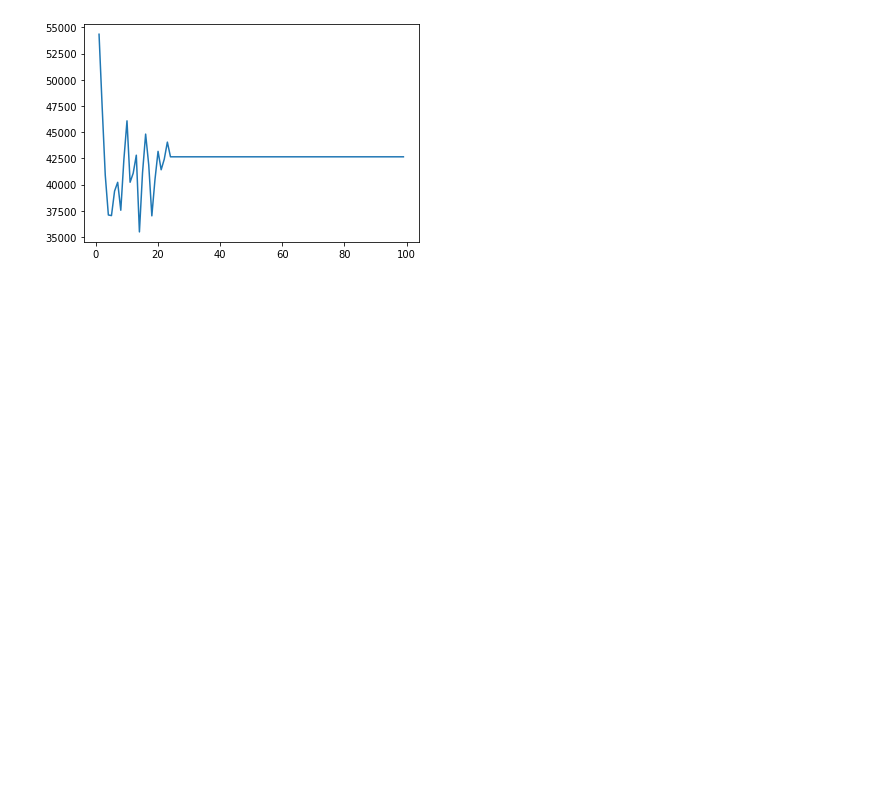
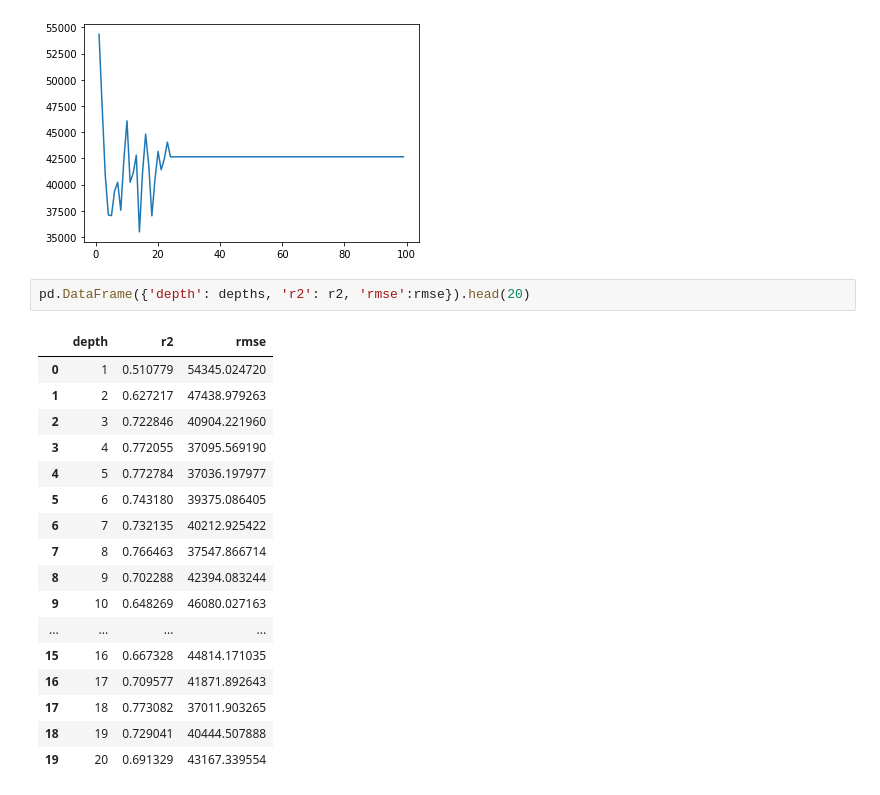
Before and after one commit to cleysonl/ML_Bootcamp_CLL, a Jupyter notebook: Supervised_ML_Regression.ipynb, the cells around one changed output. Drawn from its saved outputs; the diff is of its cells as text; blank space fills up the shorter version.

```diff
--- a/Supervised_ML_Regression.ipynb
+++ b/Supervised_ML_Regression.ipynb
@@ -379,3 +379,23 @@ sns.lineplot(x=depths, y= rmse)
 # %% [output]
 <matplotlib.axes._subplots.AxesSubplot at 0x...>
 [figure]
+# %%
+pd.DataFrame({'depth': depths, 'r2': r2, 'rmse':rmse}).head(20)
+# %% [output]
+|  | depth | r2 | rmse |
+| 0 | 1 | 0.510779 | 54345.024720 |
+| 1 | 2 | 0.627217 | 47438.979263 |
+| 2 | 3 | 0.722846 | 40904.221960 |
+| 3 | 4 | 0.772055 | 37095.569190 |
+| 4 | 5 | 0.772784 | 37036.197977 |
+| 5 | 6 | 0.743180 | 39375.086405 |
+| 6 | 7 | 0.732135 | 40212.925422 |
+| 7 | 8 | 0.766463 | 37547.866714 |
+| 8 | 9 | 0.702288 | 42394.083244 |
+| 9 | 10 | 0.648269 | 46080.027163 |
+| ... | ... | ... | ... |
+| 15 | 16 | 0.667328 | 44814.171035 |
+| 16 | 17 | 0.709577 | 41871.892643 |
+| 17 | 18 | 0.773082 | 37011.903265 |
+| 18 | 19 | 0.729041 | 40444.507888 |
+| 19 | 20 | 0.691329 | 43167.339554 |
```
Also changed, not shown: parts of 8 cells of this notebook.
